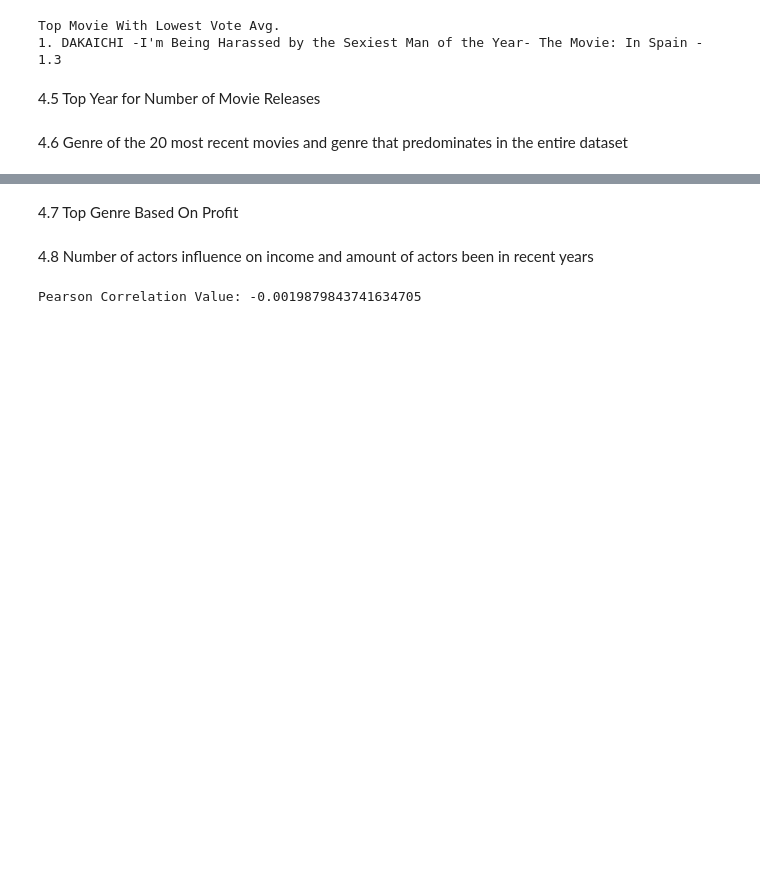
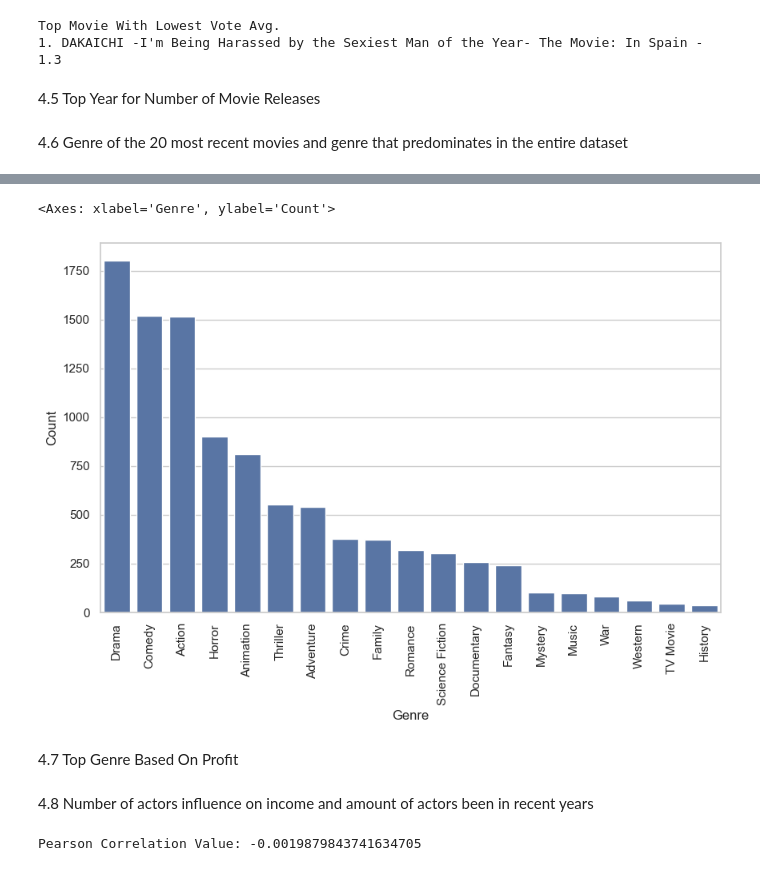
Before and after one commit to Andrea-gt/dm-hw-eda, a Jupyter notebook: answerSheet.ipynb, the cells around one changed output, grey strips where cells are left out. Cells and saved outputs as stored; diff of their text form; code cells hidden in the pictures; blank space fills up the shorter version.

Commit message:
feat: Recent Movies' Main Genre

```diff
--- a/answerSheet.ipynb
+++ b/answerSheet.ipynb
@@ -300,3 +300,11 @@ Top Movie With Lowest Vote Avg.
 4.5 Top Year for Number of Movie Releases
 # %% [markdown]
 4.6 Genre of the 20 most recent movies and genre that predominates in the entire dataset
+# %%
+# Select only the 'title', 'genres' and 'releaseDate' columns and get the first entry of the 'genres' list
+genresDF = movies_df[['title', 'genres', 'releaseDate']]
+genresDF['genres'] = genresDF['genres'].str.split('|', expand=True)[0]
+
+# Table formatting
+with pd.option_context('display.max_colwidth', 30):
+    print(genresDF.sort_values(by=['releaseDate'], ascending=False).head(20))
@@ -303,3 +334,15 @@ Top Movie With Lowest Vote Avg.
+# %%
+# Pyplot settings
+plt.figure(figsize=(10, 6))
+plt.xlabel('Genre')
+plt.ylabel('Count')
+plt.xticks(rotation=90)
+
+# Graph frequency table using Seaborn barplot
+sns.barplot(genresDF.value_counts('genres').sort_values(ascending=False))
+# %% [output]
+<Axes: xlabel='Genre', ylabel='Count'>
+[figure, added]
 # %% [markdown]
 4.7 Top Genre Based On Profit
 # %% [markdown]
```
Also changed, not shown: parts of 2 cells of this notebook.
